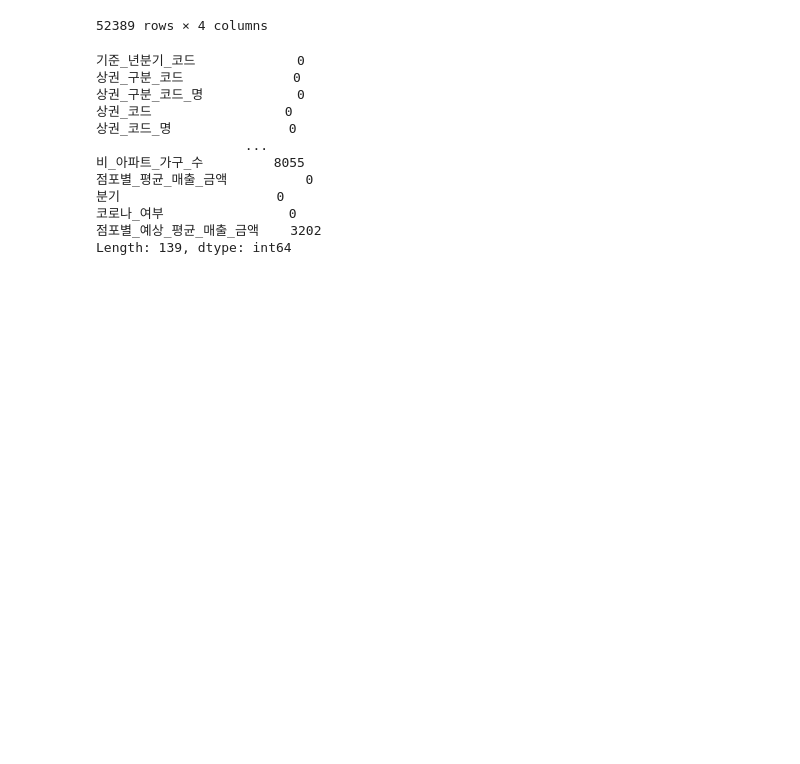
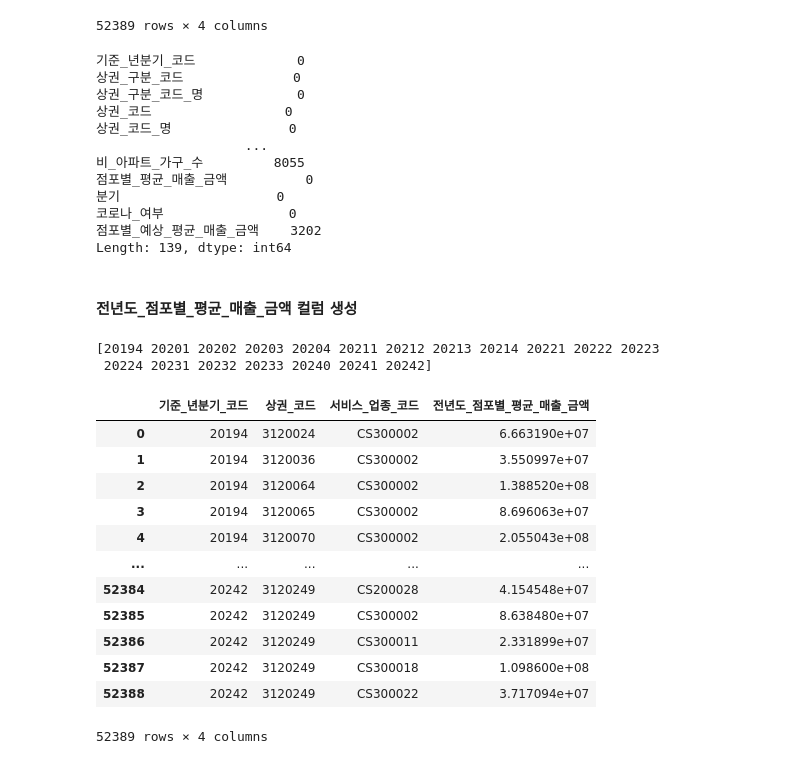
Before and after one commit to KT-AIvle-4th-Big-Project-Team2/SAI, a Jupyter notebook: Modeling/data cleansing_상권.ipynb, the cells around one changed output. Saved outputs shown, nothing was run; the diff lists cells and outputs as text; code cells hidden in the pictures; blank space fills up the shorter version.

```diff
--- a/Modeling/data cleansing_상권.ipynb
+++ b/Modeling/data cleansing_상권.ipynb
@@ -1523,3 +1537,30 @@ predict.isnull().sum()
 코로나_여부                0
 점포별_예상_평균_매출_금액    3202
 Length: 139, dtype: int64
+# %% [markdown]
+#### 전년도_점포별_평균_매출_금액 컬럼 생성
+# %%
+before = estimate[['기준_년분기_코드', '상권_코드', '서비스_업종_코드', '점포별_평균_매출_금액']]
+before['기준_년분기_코드'] += 10
+before['기준_년분기_코드'] -= 1
+before.loc[before['기준_년분기_코드'].isin([20190, 20200, 20210, 20220, 20230]), '기준_년분기_코드'] -= 6   # 0분기 → 전년도 4분기로 바꿔줌
+before = before.rename(columns={'점포별_평균_매출_금액': '전년도_점포별_평균_매출_금액'})
+
+print(before['기준_년분기_코드'].unique())
+display(before)
+# %% [output]
+[20194 20201 20202 20203 20204 20211 20212 20213 20214 20221 20222 20223
+ 20224 20231 20232 20233 20240 20241 20242]
+|  | 기준_년분기_코드 | 상권_코드 | 서비스_업종_코드 | 전년도_점포별_평균_매출_금액 |
+| 0 | 20194 | 3120024 | CS300002 | 6.663190e+07 |
+| 1 | 20194 | 3120036 | CS300002 | 3.550997e+07 |
+| 2 | 20194 | 3120064 | CS300002 | 1.388520e+08 |
+| 3 | 20194 | 3120065 | CS300002 | 8.696063e+07 |
+| 4 | 20194 | 3120070 | CS300002 | 2.055043e+08 |
+| ... | ... | ... | ... | ... |
+| 52384 | 20242 | 3120249 | CS200028 | 4.154548e+07 |
+| 52385 | 20242 | 3120249 | CS300002 | 8.638480e+07 |
+| 52386 | 20242 | 3120249 | CS300011 | 2.331899e+07 |
+| 52387 | 20242 | 3120249 | CS300018 | 1.098600e+08 |
+| 52388 | 20242 | 3120249 | CS300022 | 3.717094e+07 |
+52389 rows × 4 columns
```
Also changed, not shown: parts of 10 cells of this notebook.
